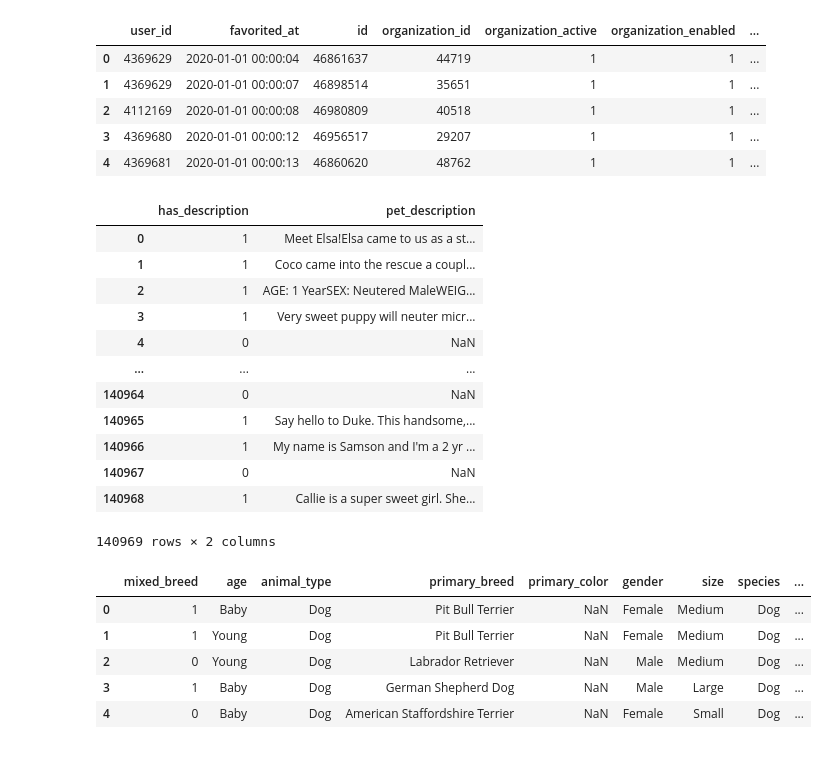
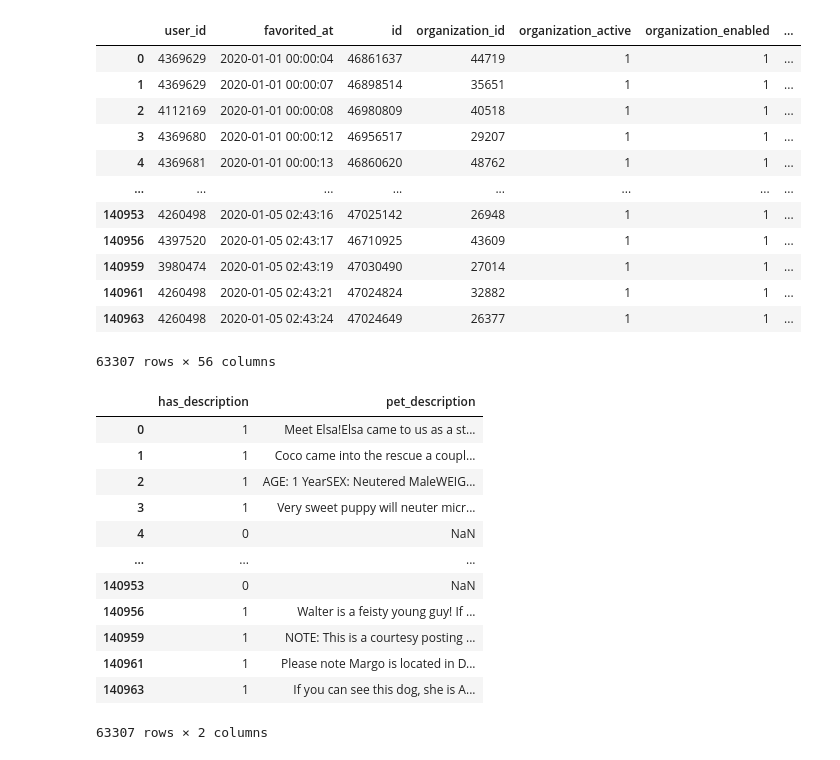
Before and after one commit to justinrichie/clusters_ML_TF, a Jupyter notebook: petfinder-clusters.ipynb, the cells around one changed output. Cells and saved outputs as stored; diff of their text form; code cells hidden in the pictures.

Commit message:
de-duplicated the dataset, and converted all categorical data to LabelEncoded data

```diff
--- a/petfinder-clusters.ipynb
+++ b/petfinder-clusters.ipynb
@@ -11,14 +11,24 @@ pd.options.display.max_columns = None
 # %%
 # load csv file (200k results)
 df = pd.read_csv("../petfinder_data/favorites_sample_small.csv", sep=";")
-df.head()
+
+# remove all duplicate versions of a pet
+df.drop_duplicates(subset=['id'], keep="first", inplace=True)
+df
 # %% [output]
 |  | user_id | favorited_at | id | organization_id | organization_active | organization_enabled | ... |
 | 0 | 4369629 | 2020-01-01 00:00:04 | 46861637 | 44719 | 1 | 1 | ... |
 | 1 | 4369629 | 2020-01-01 00:00:07 | 46898514 | 35651 | 1 | 1 | ... |
 | 2 | 4112169 | 2020-01-01 00:00:08 | 46980809 | 40518 | 1 | 1 | ... |
 | 3 | 4369680 | 2020-01-01 00:00:12 | 46956517 | 29207 | 1 | 1 | ... |
 | 4 | 4369681 | 2020-01-01 00:00:13 | 46860620 | 48762 | 1 | 1 | ... |
+| ... | ... | ... | ... | ... | ... | ... | ... |
+| 140953 | 4260498 | 2020-01-05 02:43:16 | 47025142 | 26948 | 1 | 1 | ... |
+| 140956 | 4397520 | 2020-01-05 02:43:17 | 46710925 | 43609 | 1 | 1 | ... |
+| 140959 | 3980474 | 2020-01-05 02:43:19 | 47030490 | 27014 | 1 | 1 | ... |
+| 140961 | 4260498 | 2020-01-05 02:43:21 | 47024824 | 32882 | 1 | 1 | ... |
+| 140963 | 4260498 | 2020-01-05 02:43:24 | 47024649 | 26377 | 1 | 1 | ... |
+63307 rows × 56 columns
 # %%
 # replace both 'pet_description' and 'pet_description_length' columns with a new column 'has_description'
 def create_has_description(row):
@@ -39,12 +49,12 @@ df[['has_description', 'pet_description']]
 | 3 | 1 | Very sweet puppy will neuter micr... |
 | 4 | 0 | NaN |
 | ... | ... | ... |
-| 140964 | 0 | NaN |
-| 140965 | 1 | Say hello to Duke. This handsome,... |
-| 140966 | 1 | My name is Samson and I'm a 2 yr ... |
-| 140967 | 0 | NaN |
-| 140968 | 1 | Callie is a super sweet girl. She... |
+| 140953 | 0 | NaN |
+| 140956 | 1 | Walter is a feisty young guy! If ... |
+| 140959 | 1 | NOTE: This is a courtesy posting ... |
+| 140961 | 1 | Please note Margo is located in D... |
+| 140963 | 1 | If you can see this dog, she is A... |
-140969 rows × 2 columns
+63307 rows × 2 columns
 # %%
 # drop columns that the model will not train on
 to_drop = [
@@ -78,6 +88,7 @@ to_drop = [
     'secondary_breed',
     'secondary_color',
     'special_needs_notes',
+    'species',
     'state_code',
     'tags',
     'tertiary_color',
@@ -86,14 +97,6 @@ to_drop = [
     'user_id'
 ]
 df.drop(to_drop, axis=1, inplace=True)
-df.head()
-# %% [output]
-|  | mixed_breed | age | animal_type | primary_breed | primary_color | gender | size | species | ... |
-| 0 | 1 | Baby | Dog | Pit Bull Terrier | NaN | Female | Medium | Dog | ... |
-| 1 | 1 | Young | Dog | Pit Bull Terrier | NaN | Female | Medium | Dog | ... |
-| 2 | 0 | Young | Dog | Labrador Retriever | NaN | Male | Medium | Dog | ... |
-| 3 | 1 | Baby | Dog | German Shepherd Dog | NaN | Male | Large | Dog | ... |
-| 4 | 0 | Baby | Dog | American Staffordshire Terrier | NaN | Female | Small | Dog | ... |
 # %%
 # fill nan values in all color fields
 df['primary_color'].fillna(value='NO_PRIMARY_COLOR', inplace=True)
```
Also changed, not shown: parts of 7 cells of this notebook.
